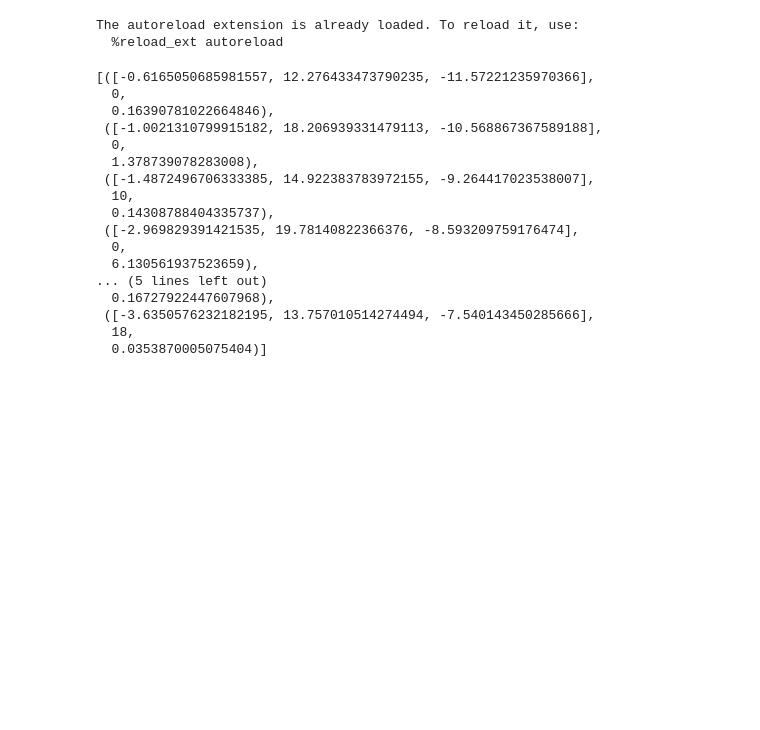
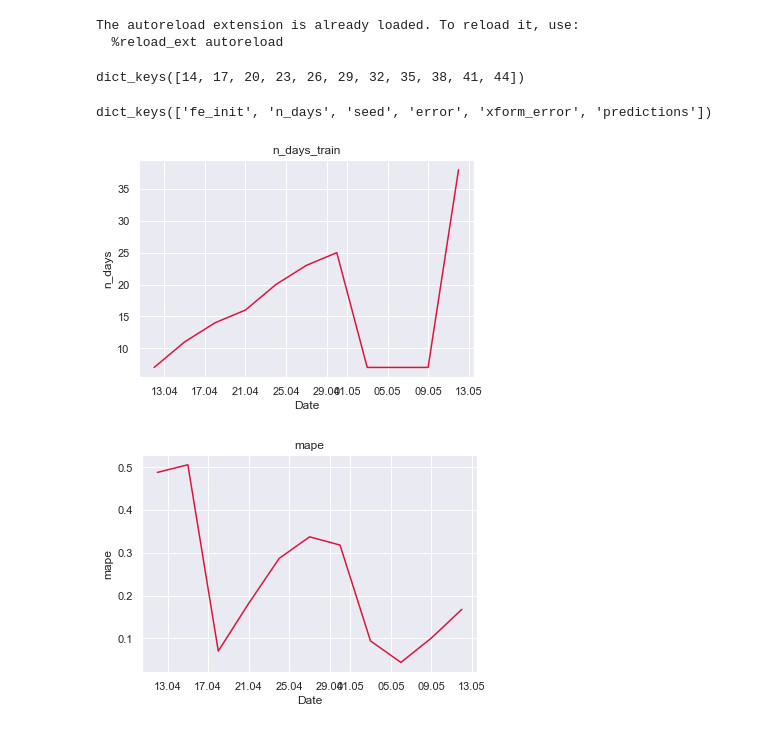
Before and after one commit to WadhwaniAI/covid-modelling, a Jupyter notebook: notebooks/ihme/backtesting.ipynb, the cells around one changed output. Saved outputs shown, nothing was run; the diff lists cells and outputs as text; code cells hidden in the pictures; blank space fills up the shorter version.

```diff
--- a/notebooks/ihme/backtesting.ipynb
+++ b/notebooks/ihme/backtesting.ipynb
@@ -20,0 +33,13 @@ with open(picklefn, 'rb') as pickle_file:
+# %%
+def plot(x, y, title, yaxis_name=None, log=False, scatter=False):
+    plt.title(title)
+    setup_plt(yaxis_name)
+    yscale = 'log' if log else "linear"
+    plt.yscale(yscale)
+
+    # plot error
+    if scatter:
+        plt.scatter(x,y,c='dodgerblue', marker='+')
+    else:
+        plt.plot(x, y, ls='-', c='crimson')
+    return
@@ -21,20 +48,18 @@ with open(picklefn, 'rb') as pickle_file:
+# %%
+results['results'].keys()
+# %% [output]
+dict_keys([14, 17, 20, 23, 26, 29, 32, 35, 38, 41, 44])
+# %%
+results['results'][14].keys()
+# %% [output]
+dict_keys(['fe_init', 'n_days', 'seed', 'error', 'xform_error', 'predictions'])
+# %%
+dates = pd.Series(list(results['results'].keys())).apply(lambda x: results['df']['date'].min() + timedelta(days=x))
+# %%
+plot(dates, [d['n_days'] for d in results['results'].values()], 'n_days_train', 'n_days')
+# %% [output]
+[figure, added]
 # %%
-[(d['fe_init'], d['n_days'], d['xform_error']['mape']) for d in results['results'].values()]
+plot(dates, [d['xform_error']['mape'] for d in results['results'].values()], 'mape', 'mape')
 # %% [output]
-[([-0.6165050685981557, 12.276433473790235, -11.57221235970366],
-  0,
-  0.16390781022664846),
- ([-1.0021310799915182, 18.206939331479113, -10.568867367589188],
-  0,
-  1.378739078283008),
- ([-1.4872496706333385, 14.922383783972155, -9.264417023538007],
-  10,
-  0.14308788404335737),
- ([-2.969829391421535, 19.78140822366376, -8.593209759176474],
-  0,
-  6.130561937523659),
-... (5 lines left out)
-  0.16727922447607968),
- ([-3.6350576232182195, 13.757010514274494, -7.540143450285666],
-  18,
-  0.0353870005075404)]
+[figure, added]
```
Also changed, not shown: parts of 5 cells of this notebook, 3 other files.
